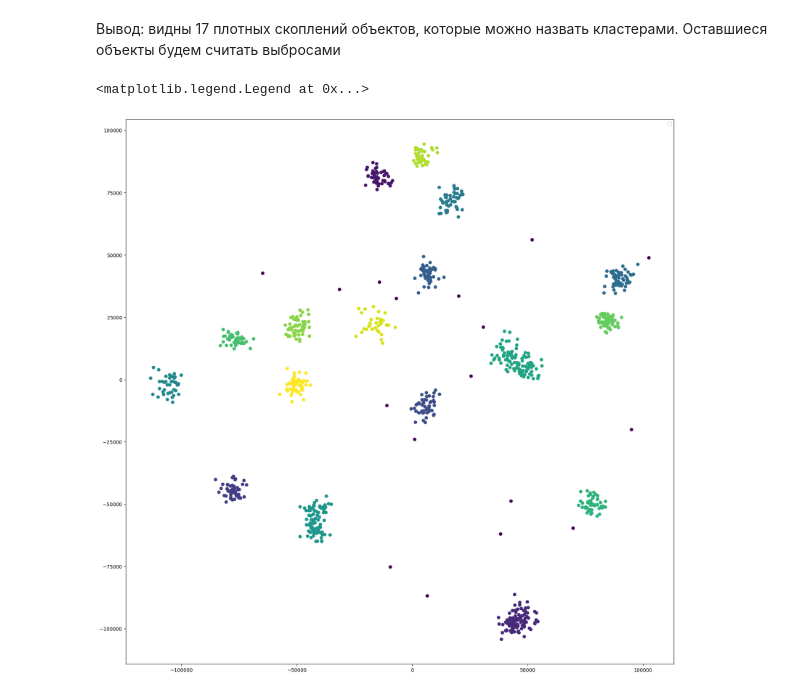
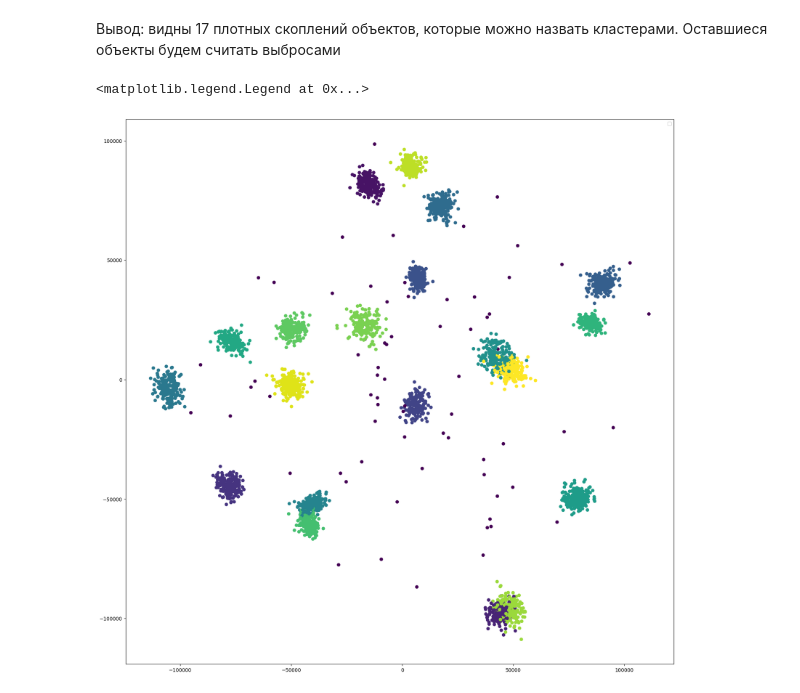
Before and after one commit to J0hnLenin/MachineLearningLabs, a Jupyter notebook: Lab09_1.ipynb, the cells around one changed output. Cells and saved outputs as stored; diff of their text form; code cells hidden in the pictures.

```diff
--- a/Lab09_1.ipynb
+++ b/Lab09_1.ipynb
@@ -116,22 +113,12 @@ class DBScan:
             if labels[neighbor_idx] == -1:  # Если сосед еще не помечен
                 labels[neighbor_idx] = cluster_id  # Присваиваем метку текущему кластеру
                 self._expand_cluster(neighbor_idx, labels, cluster_id)  # Рекурсивно расширяем кластер
-# %%
-# model = DBScan(esp=5000, min_pts=5, metric=lambda x1, x2: sum((x1-x2)**2)**0.5)
-# root, border, noise = model.fit_predict(d2[:1000])
-# plt.figure(figsize=(20,20))
-# plt.scatter(d2[:1000, 0][noise], d2[:1000, 1][noise], color="blue", label="Шумовые точки")
-# plt.scatter(d2[:1000, 0][root], d2[:1000, 1][root], color="red", label="Корневые точки кластеров")
-# plt.scatter(d2[:1000, 0][border], d2[:1000, 1][border], color="orange", label="Граничные точки")
-# plt.legend()
-
-model = DBScan(esp=5000, min_pts=5, metric=lambda x1, x2: sum((x1-x2)**2)**0.5)
-labels = model.fit_predict(d2[:1000])
-
-#names = ["Выброс" if i == -1 else f"Кластер {i}" for i in labels]
-plt.figure(figsize=(20,20))
-plt.scatter(d2[:1000, 0], d2[:1000, 1], c=labels)
-plt.legend()
-# %% [output]
-<matplotlib.legend.Legend at 0x...>
-[figure, removed]
+# %%
+model = DBScan(esp=100000, min_pts=5, metric=lambda x1, x2: sum((x1-x2)**2)**0.5)
+labels = model.fit_predict(data[:4000])
+plt.figure(figsize=(20,20))
+plt.scatter(d2[:4000, 0], d2[:4000, 1], c=labels)
+plt.legend()
+# %% [output]
+<matplotlib.legend.Legend at 0x...>
+[figure, added]
```
Also changed, not shown: parts of 3 cells of this notebook.
